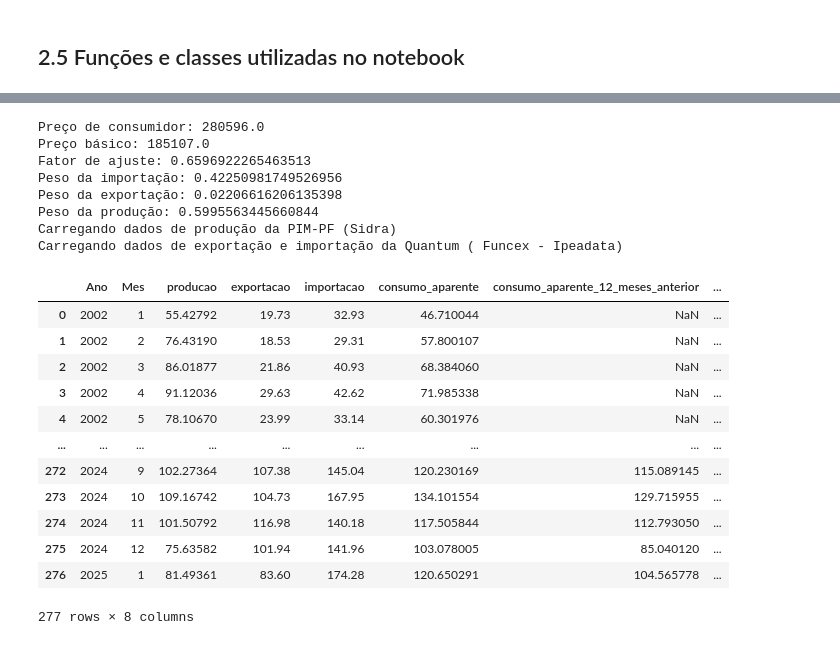
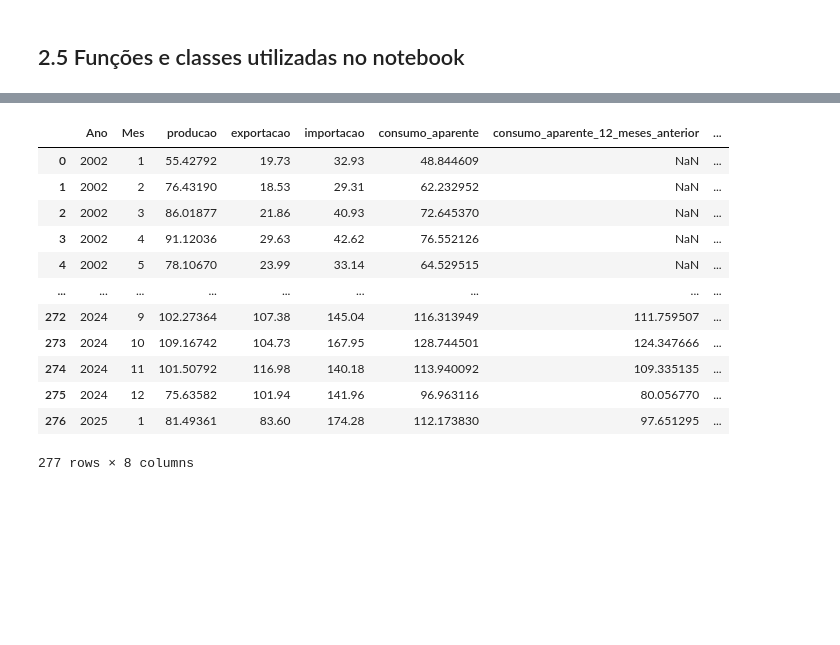
Before and after one commit to amiltonmendes/consumo-aparente, a Jupyter notebook: Cálculo de consumo nacional aparente.ipynb, the cells around one changed output, grey strips where cells are left out. Saved outputs shown, nothing was run; the diff lists cells and outputs as text; code cells hidden in the pictures; blank space fills up the shorter version.

```diff
--- a/Cálculo de consumo nacional aparente.ipynb
+++ b/Cálculo de consumo nacional aparente.ipynb
@@ -176,24 +220,16 @@ consumoAparente = ConsumoAparente(carrega_dados_oferta(),carrega_dados_producao(
 # %%
-consumoAparente.calcula_consumo_aparente('2100',1)
+consumoAparente.calcula_consumo_aparente('2100',0)
 # %% [output]
+|  | Ano | Mes | producao | exportacao | importacao | consumo_aparente | consumo_aparente_12_meses_anterior | ... |
+| 0 | 2002 | 1 | 55.42792 | 19.73 | 32.93 | 48.844609 | NaN | ... |
+| 1 | 2002 | 2 | 76.43190 | 18.53 | 29.31 | 62.232952 | NaN | ... |
+| 2 | 2002 | 3 | 86.01877 | 21.86 | 40.93 | 72.645370 | NaN | ... |
+| 3 | 2002 | 4 | 91.12036 | 29.63 | 42.62 | 76.552126 | NaN | ... |
+| 4 | 2002 | 5 | 78.10670 | 23.99 | 33.14 | 64.529515 | NaN | ... |
+| ... | ... | ... | ... | ... | ... | ... | ... | ... |
+| 272 | 2024 | 9 | 102.27364 | 107.38 | 145.04 | 116.313949 | 111.759507 | ... |
+| 273 | 2024 | 10 | 109.16742 | 104.73 | 167.95 | 128.744501 | 124.347666 | ... |
+| 274 | 2024 | 11 | 101.50792 | 116.98 | 140.18 | 113.940092 | 109.335135 | ... |
+| 275 | 2024 | 12 | 75.63582 | 101.94 | 141.96 | 96.963116 | 80.056770 | ... |
+| 276 | 2025 | 1 | 81.49361 | 83.60 | 174.28 | 112.173830 | 97.651295 | ... |
-Preço de consumidor: 280596.0
-Preço básico: 185107.0
-Fator de ajuste: 0.6596922265463513
-Peso da importação: 0.42250981749526956
-Peso da exportação: 0.02206616206135398
-Peso da produção: 0.5995563445660844
-Carregando dados de produção da PIM-PF (Sidra)
-Carregando dados de exportação e importação da Quantum ( Funcex - Ipeadata)
+277 rows × 8 columns
-|  | Ano | Mes | producao | exportacao | importacao | consumo_aparente | consumo_aparente_12_meses_anterior | ... |
-| 0 | 2002 | 1 | 55.42792 | 19.73 | 32.93 | 46.710044 | NaN | ... |
-| 1 | 2002 | 2 | 76.43190 | 18.53 | 29.31 | 57.800107 | NaN | ... |
-| 2 | 2002 | 3 | 86.01877 | 21.86 | 40.93 | 68.384060 | NaN | ... |
-| 3 | 2002 | 4 | 91.12036 | 29.63 | 42.62 | 71.985338 | NaN | ... |
-| 4 | 2002 | 5 | 78.10670 | 23.99 | 33.14 | 60.301976 | NaN | ... |
-| ... | ... | ... | ... | ... | ... | ... | ... | ... |
-| 272 | 2024 | 9 | 102.27364 | 107.38 | 145.04 | 120.230169 | 115.089145 | ... |
-| 273 | 2024 | 10 | 109.16742 | 104.73 | 167.95 | 134.101554 | 129.715955 | ... |
-| 274 | 2024 | 11 | 101.50792 | 116.98 | 140.18 | 117.505844 | 112.793050 | ... |
-| 275 | 2024 | 12 | 75.63582 | 101.94 | 141.96 | 103.078005 | 85.040120 | ... |
-| 276 | 2025 | 1 | 81.49361 | 83.60 | 174.28 | 120.650291 | 104.565778 | ... |
-277 rows × 8 columns
```
Also changed, not shown: parts of 9 cells of this notebook.
